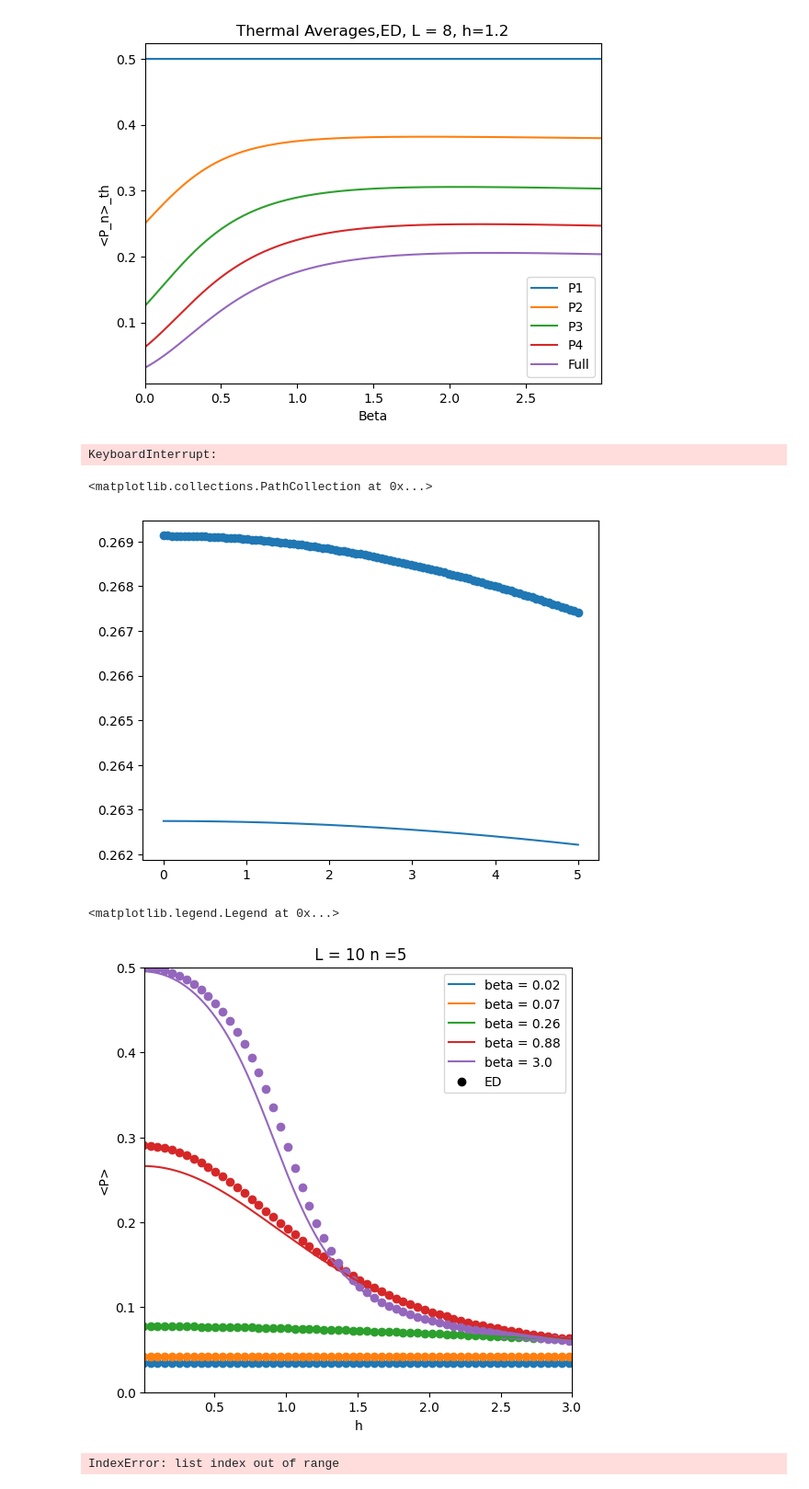
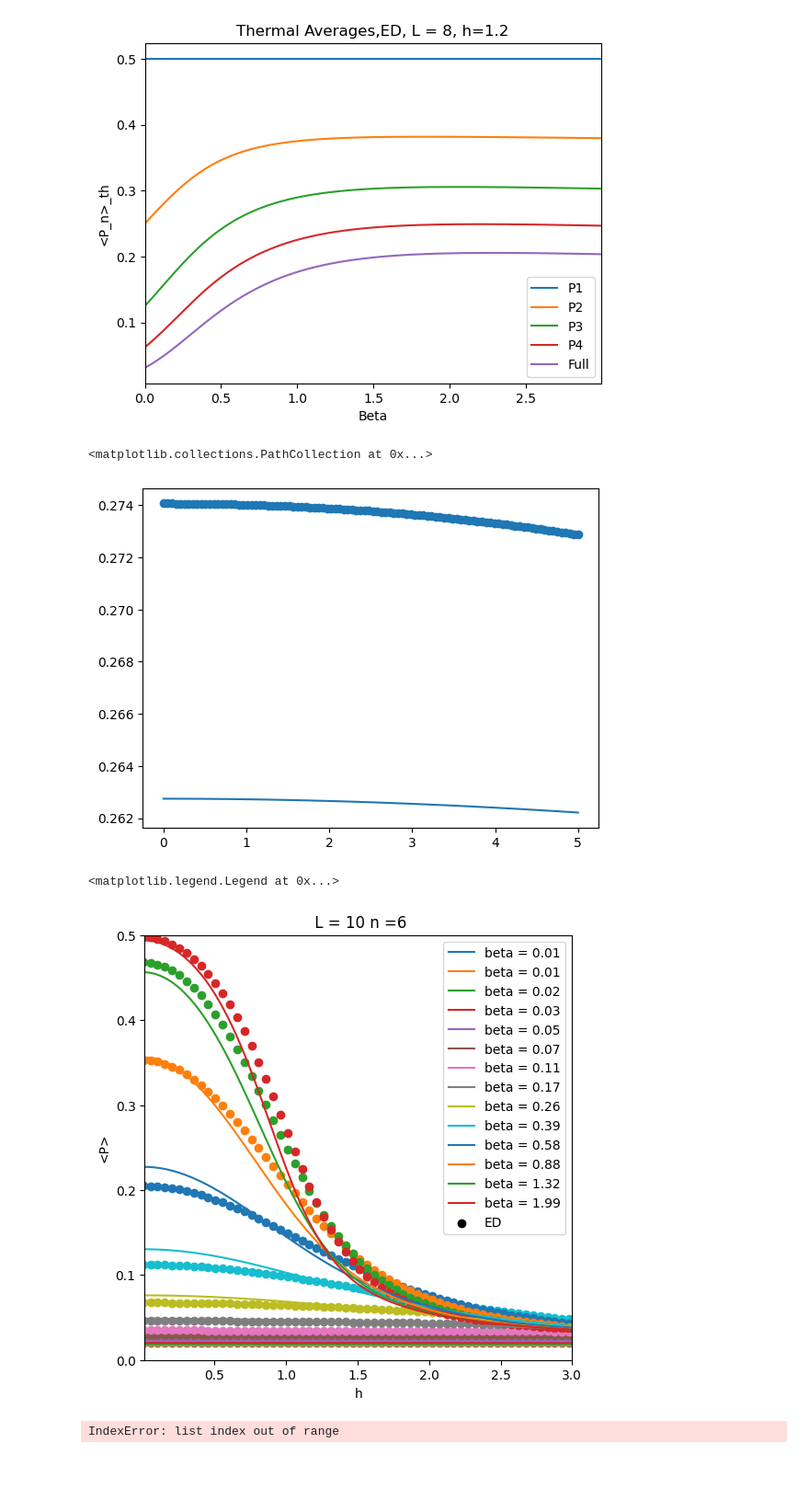
Before and after one commit to KristianMunnikhuis/subsystem_loschmidt_echo, a Jupyter notebook: scripts/mutual_info/exact_diag/gibbs_ED.ipynb, the cells around one changed output. Shown at 92% size. Saved outputs shown, nothing was run; the diff lists cells and outputs as text; code cells hidden in the pictures.

```diff
--- a/scripts/mutual_info/exact_diag/gibbs_ED.ipynb
+++ b/scripts/mutual_info/exact_diag/gibbs_ED.ipynb
@@ -91,7 +91,7 @@ op = "x"
 # %%
 ###Using Quantum_Operator to build hamitlonian
 timestamp = time()
-basis = spin_basis_1d(L, pauli = -1)
+basis = spin_basis_1d(L, pauli = -1,pblock = 1)
 
 
 #NN Sigma x term (Periodic Boundary Conditions)
@@ -542,34 +542,32 @@ for i in range(len(h_i)):
     vals4 = thermal_averages(OP4, Ei, Vi, betas)
     vals5 = thermal_averages(OP5, Ei, Vi, betas)
     vals6 = thermal_averages(OP6, Ei, Vi, betas)
-    vals7 = thermal_averages(OP7, Ei, Vi, betas)
-    vals8 = thermal_averages(OP8, Ei, Vi, betas)
-    vals9 = thermal_averages(OP9, Ei, Vi, betas)
-    vals10 = thermal_averages(OP10, Ei, Vi, betas)
+    #vals7 = thermal_averages(OP7, Ei, Vi, betas)
+    #vals8 = thermal_averages(OP8, Ei, Vi, betas)
+    # vals9 = thermal_averages(OP9, Ei, Vi, betas)
+    # vals10 = thermal_averages(OP10, Ei, Vi, betas)
 
 
     log_vals = np.log(vals2 / (vals1 ** 2))
     log_vals2 = np.log(vals4 / (vals2 ** 2))
     log_vals3 = np.log(vals6/ (vals3 ** 2))
-    log_vals4 = np.log(vals8 / (vals4 ** 2))
-    log_vals5 = np.log(vals10 / (vals5 ** 2))
+    #log_vals4 = np.log(vals8 / (vals4 ** 2))
+    # log_vals5 = np.log(vals10 / (vals5 ** 2))
     expt_1.append(vals1)
     expt_2.append(vals2)
     expt_3.append(vals3)
     expt_4.append(vals4)
     expt_5.append(vals5)
     expt_6.append(vals6)
-    expt_7.append(vals7)
-    expt_8.append(vals8)
-    expt_9.append(vals9)
-    expt_10.append(vals10)
+    #expt_7.append(vals7)
+    #expt_8.append(vals8)
+    # expt_9.append(vals9)
+    # expt_10.append(vals10)
     mutinfo_1.append(log_vals)
     mutinfo_2.append(log_vals2)
     mutinfo_3.append(log_vals3)
-    mutinfo_4.append(log_vals4)
-    mutinfo_5.append(log_vals5)
+    #mutinfo_4.append(log_vals4)
+    # mutinfo_5.append(log_vals5)
-# %% [output]
-KeyboardInterrupt:
 # %%
 
 def read_thermal_data(filename):
@@ -620,27 +618,27 @@ plt.plot(h,P_a[n][i-1],label = "beta = " + str(b[i])[:4])
 plt.scatter(h_i,P_ED[n][i])
 # %% [output]
 <matplotlib.collections.PathCollection at 0x...>
-[figure, old version]
+[figure, new version]
 # %%
-n = 5
+n = 6
 plt.figure(figsize=(6,6))
-for i in range(2,len(b),3):
-    plt.plot(h,P_a[n][i],label = "beta = " + str(b[i])[:4])
+for i in range(0,len(b)-1):
+    plt.plot(h,P_a[n][i+1],label = "beta = " + str(b[i])[:4])
     plt.scatter(h_i,P_ED[n][i])
 plt.scatter([-5],[0],label = "ED",color = "black")
 plt.legend()
 
 plt.xlabel("h")
 plt.ylabel("<P>")
 plt.title(" L = " + str(L)+" n =" +str(n))
 plt.xlim(b[0],b[-1])
 plt.ylim(0,.5)
 plt.legend()
 
 #plt.savefig(f"figure_L{L}_N{n}.png")
 # %% [output]
 <matplotlib.legend.Legend at 0x...>
-[figure, old version]
+[figure, new version]
 # %%
 plt.figure(figsize=(6,6))
 
```
Also changed, not shown: parts of 5 cells of this notebook, 8 other files.
